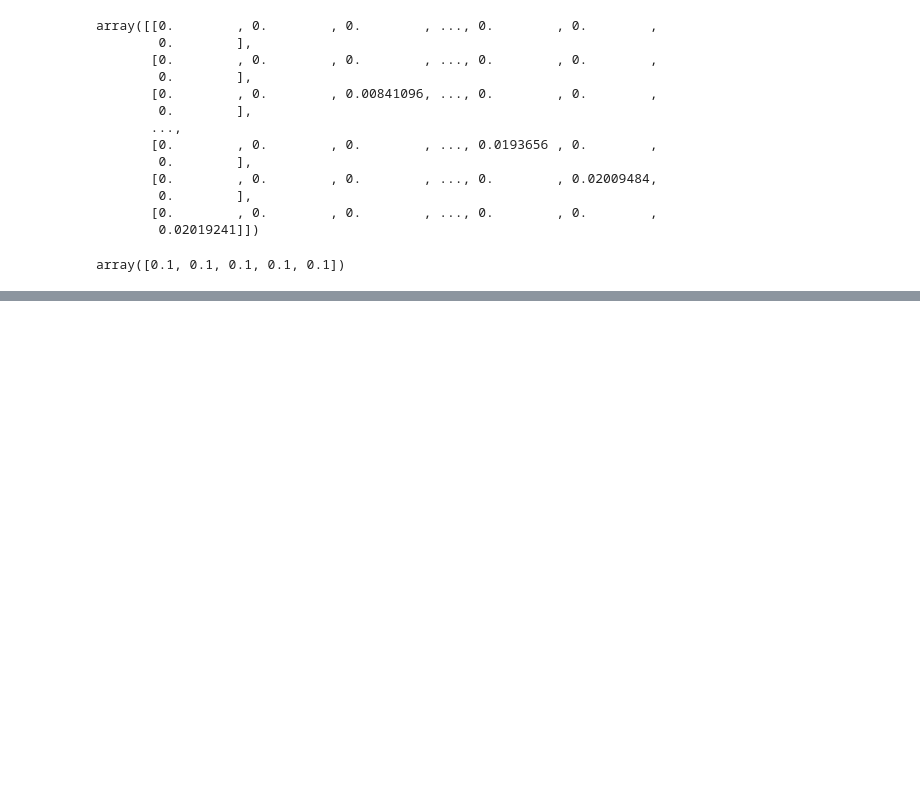
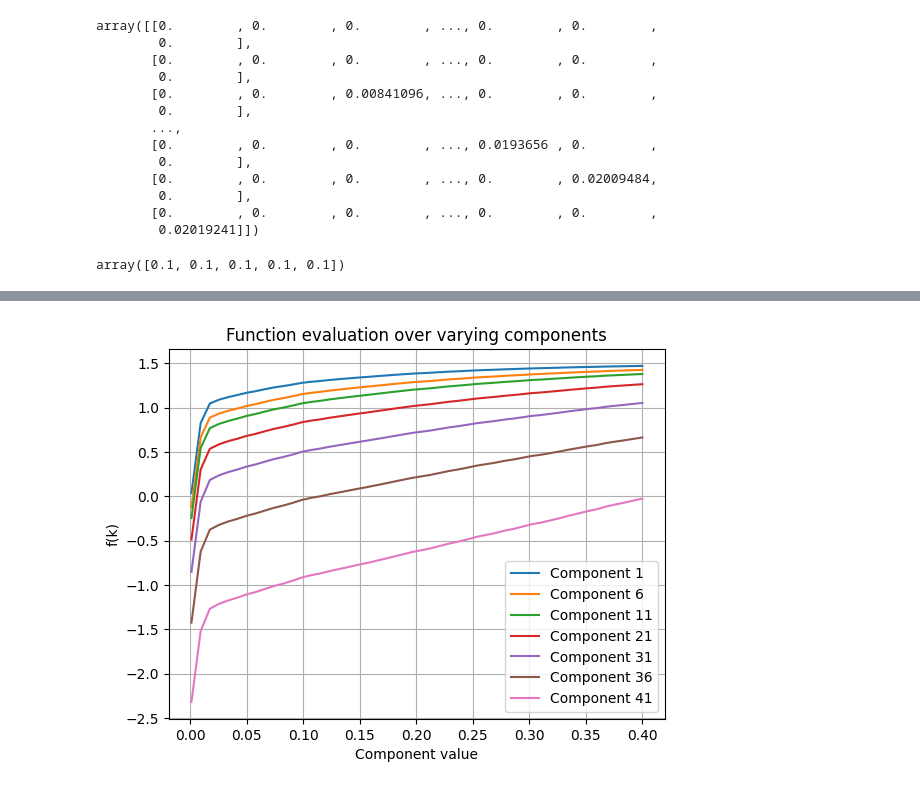
Before and after one commit to LeonTagle/Thesis-Models, a Jupyter notebook: Models.ipynb, the cells around one changed output, grey strips where cells are left out. Drawn from its saved outputs; the diff is of its cells as text; code cells hidden in the pictures; blank space fills up the shorter version.

```diff
--- a/Models.ipynb
+++ b/Models.ipynb
@@ -959,0 +1120,20 @@ def S_Modified(k0,gamma,V,t,λ):
+# %%
+k_guess = 0.1*np.ones(J)
+
+def SlowFOC(k0, h):
+
+    J = len(k0)
+    k_vectors = []
+    for i in range(J):
+        k = np.copy(k0)
+        k[i] += h
+        k_vectors.append(k)
+
+    results_array = []
+    for idx, vec in enumerate(k_vectors):
+        result = LogitModel.FOC(vec, dR, dP)[idx]   # Apply the function to each vector
+        results_array.append(result)  # Store the result in the matrix
+
+    return np.array(results_array)
+
+SlowFOC(k_guess, 1e-2)
@@ -959,0 +1187,6 @@ def S_Modified(k0,gamma,V,t,λ):
+# %%
+simple_FOC_function = lambda x: LogitModel.simple_FOC(x, dR, dP)
+
+graph_component_i(simple_FOC_function, k_guess, i_values=[0,5,10,20,30,35,40], start=0.001, stop=0.4, num_points=50)
+# %% [output]
+[figure, added]
```
Also changed, not shown: parts of 25 cells of this notebook.
